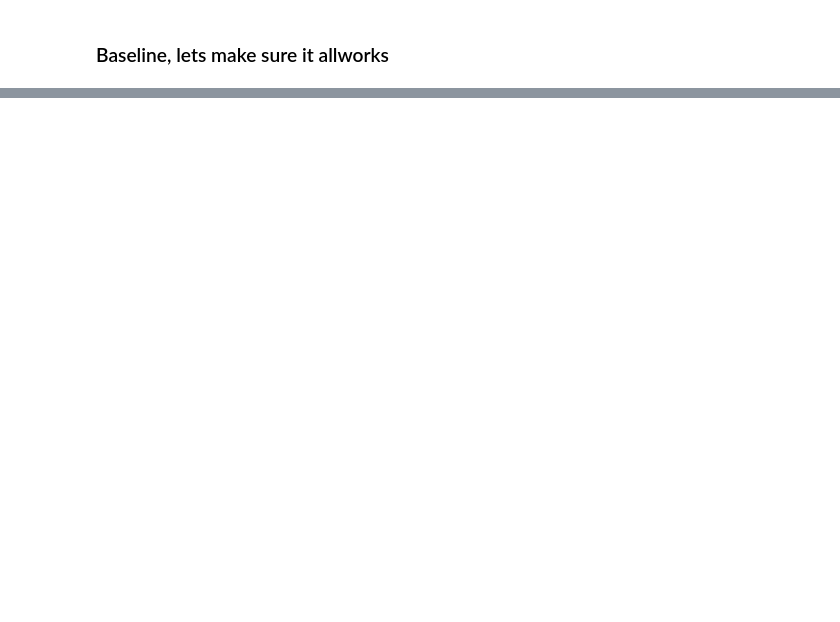
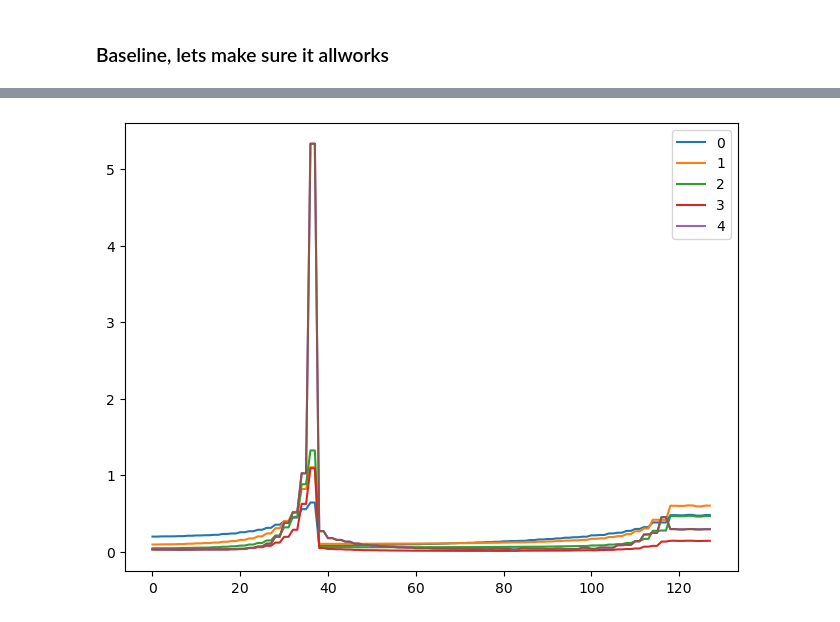
Before and after one commit to DrEntropy/pdl, a Jupyter notebook: lesson16.ipynb, the cells around one changed output, grey strips where cells are left out. Saved outputs shown, nothing was run; the diff lists cells and outputs as text; code cells hidden in the pictures; blank space fills up the shorter version.

```diff
--- a/lesson16.ipynb
+++ b/lesson16.ipynb
@@ -552,0 +597,5 @@ learn = fit(nn.Sequential(*cnn_layers()))
+# %%
+for o in act_stds: plt.plot(o)
+plt.legend(range(5));
+# %% [output]
+[figure, added]
```
Also changed, not shown: parts of 27 cells of this notebook.
